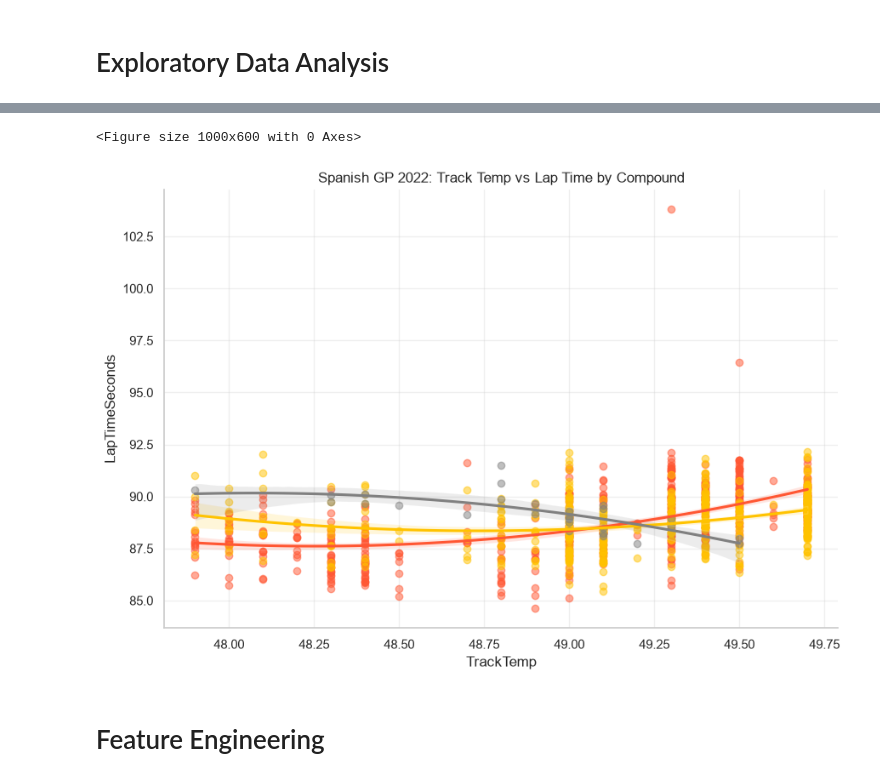
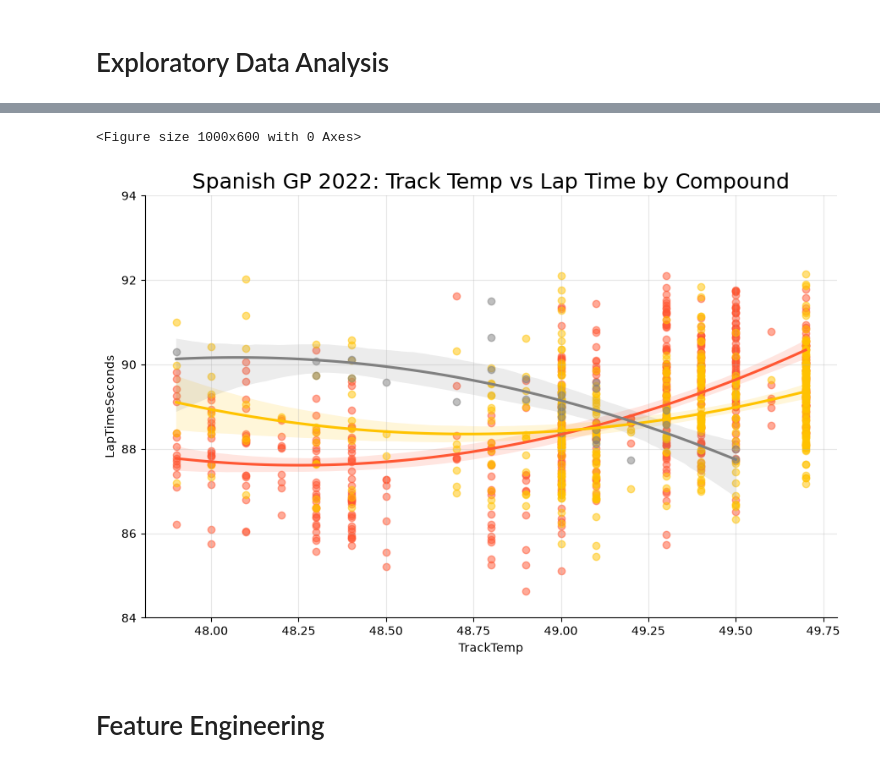
Before and after one commit to BevisWong76/f1-lap-time-predictor, a Jupyter notebook: f1_lap_time_prediction.ipynb, the cells around one changed output, grey strips where cells are left out. Cells and saved outputs as stored; diff of their text form; code cells hidden in the pictures.

```diff
--- a/f1_lap_time_prediction.ipynb
+++ b/f1_lap_time_prediction.ipynb
@@ -605,35 +605,37 @@ plot_sector_performance_heatmap(df_full_clean, event='Bahrain Grand Prix', year=
 spanish_2022 = df_full_clean[(df_full_clean['Year'] == 2022) & (df_full_clean['Event'] == 'Spanish Grand Prix')]
 
 color_palette = {
     'SOFT': '#FF5733',          # Red
     'MEDIUM': '#FFC300',        # Yellow
     'HARD': '#808080',          # Gray
     'INTERMEDIATE': '#2ECC71',  # Green
     'WET': '#3498DB'            # Blue
 }
 
 # plot the scatter plot with regression lines for each compound
 plt.figure(figsize=(10, 6))
 sns.lmplot(
     data=spanish_2022,
     x='TrackTemp',
     y='LapTimeSeconds',
     hue='Compound',
     palette=color_palette,
     height=6,
     aspect=1.5,
     scatter_kws={'alpha': 0.5},
     order=2,
     legend=False
 )
 
-plt.title('Spanish GP 2022: Track Temp vs Lap Time by Compound')
+plt.title('Spanish GP 2022: Track Temp vs Lap Time by Compound', fontsize=18)
 plt.grid(True, alpha=0.3)
+plt.ylim(84, 94)
+plt.tight_layout()
 plt.savefig(eda_plots_dir / "08_track_temp_vs_lap_time_Spanish_2022.png", dpi=300)
 plt.show()
 # %% [output]
 <Figure size 1000x600 with 0 Axes>
-[figure, old version]
+[figure, new version]
 # %% [markdown]
 # Feature Engineering
 # %% [markdown]
```
Also changed, not shown: parts of 27 cells of this notebook, 45 other files.
